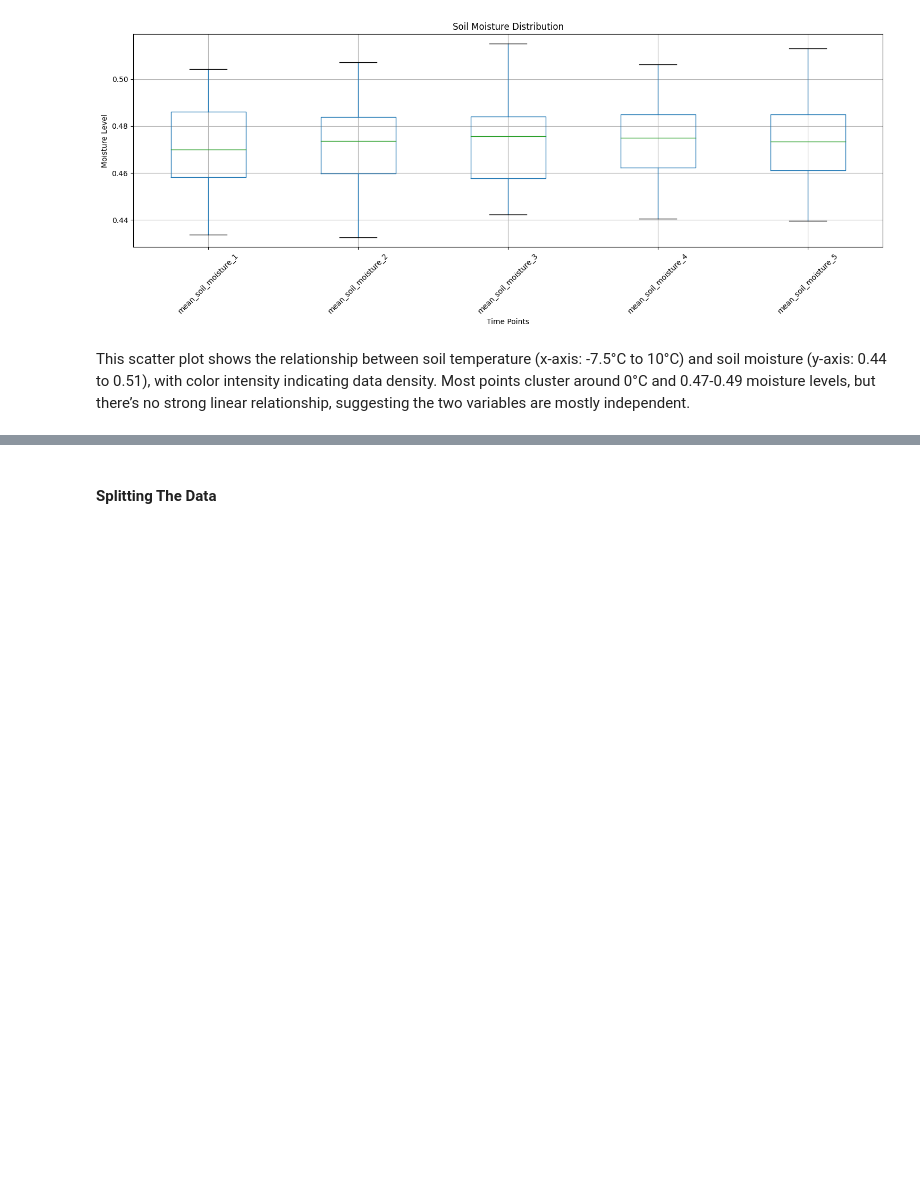
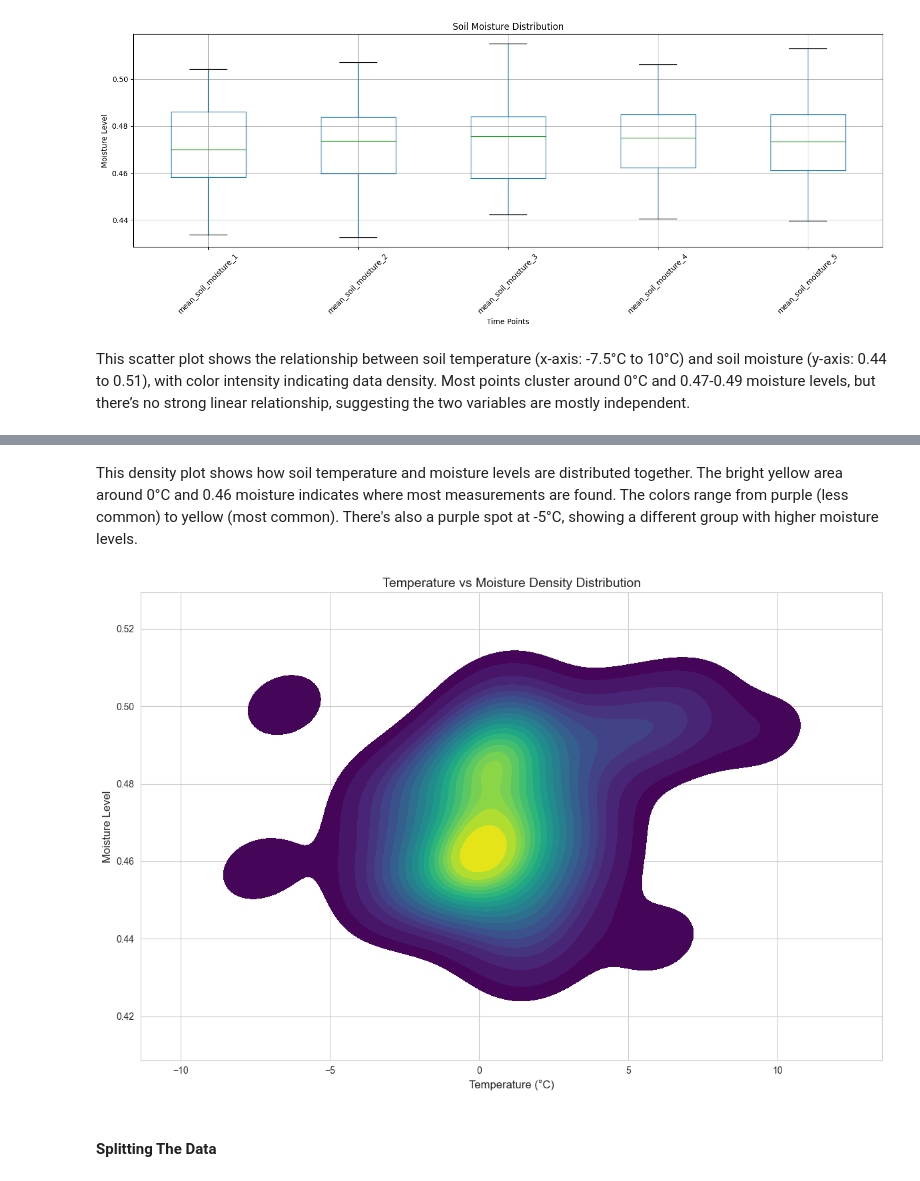
Before and after one commit to FranThe3rd/Spring-Predictor-ML, a Jupyter notebook: SpringPredictor.ipynb, the cells around one changed output, grey strips where cells are left out. Drawn from its saved outputs; the diff is of its cells as text; code cells hidden in the pictures; blank space fills up the shorter version.

```diff
--- a/SpringPredictor.ipynb
+++ b/SpringPredictor.ipynb
@@ -310,3 +366,20 @@ plt.show()
+# %% [markdown]
+This density plot shows how soil temperature and moisture levels are distributed together. The bright yellow area around 0°C and 0.46 moisture indicates where most measurements are found. The colors range from purple (less common) to yellow (most common). There's also a purple spot at -5°C, showing a different group with higher moisture levels.
+# %%
+plt.figure(figsize=(12, 8))
+sns.kdeplot(data=data,
+            x=soil_temp_cols[0],
+            y=moisture_cols[0],
+            cmap='viridis',
+            fill=True,
+            levels=20)
+plt.title('Temperature vs Moisture Density Distribution', fontsize=14)
+plt.xlabel('Temperature (°C)', fontsize=12)
+plt.ylabel('Moisture Level', fontsize=12)
+plt.tight_layout()
+plt.show()
+# %% [output]
+[figure, added]
 # %% [markdown]
 #### **Splitting The Data**
 # %%
```
Also changed, not shown: parts of 8 cells of this notebook.
